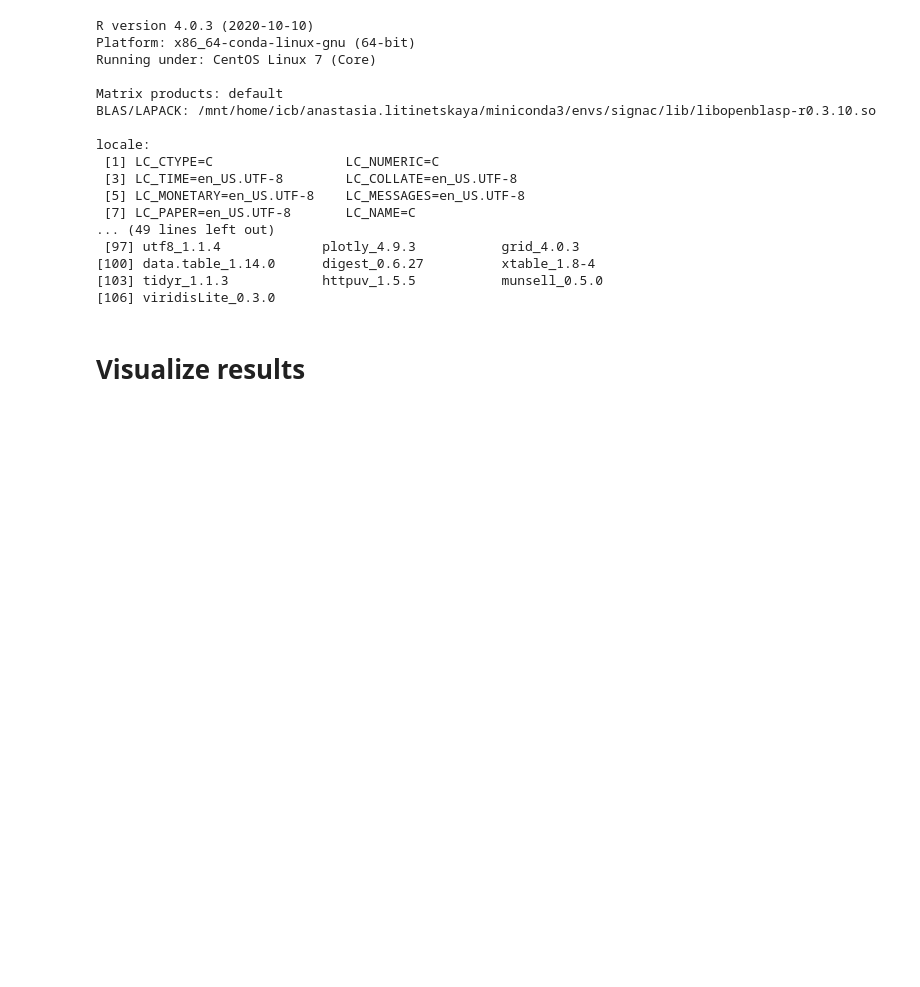
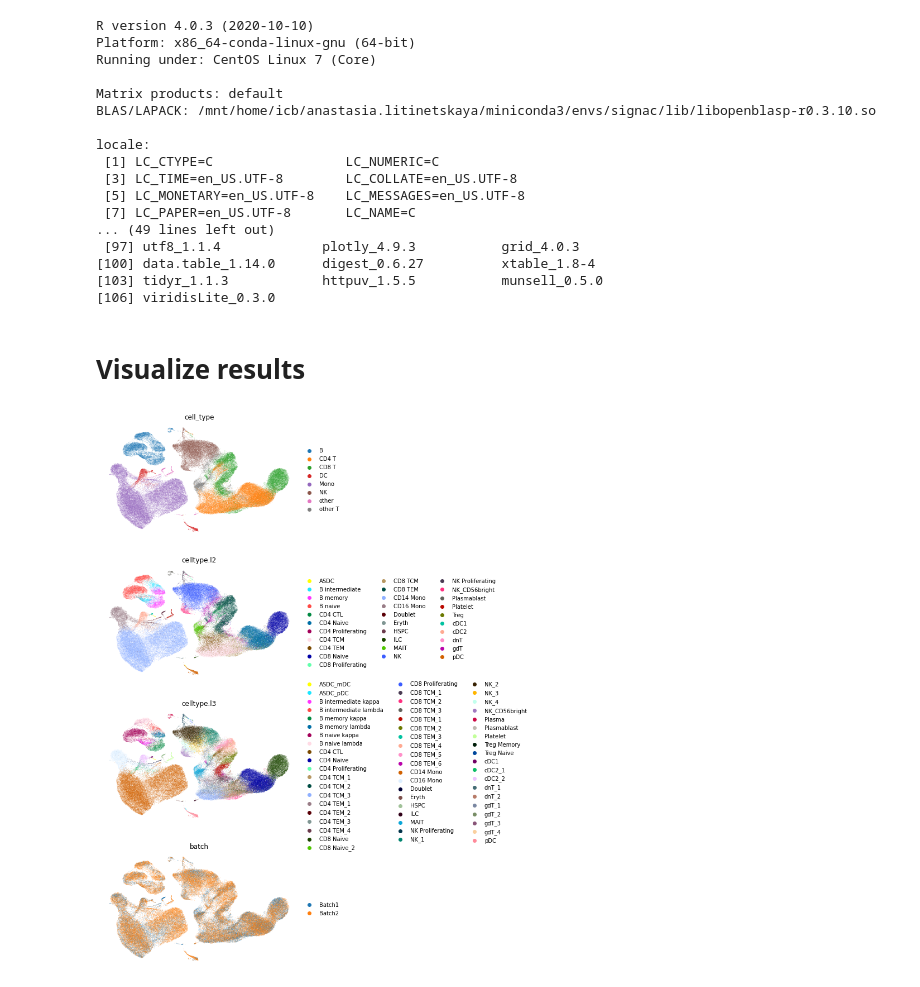
Before and after one commit to theislab/multigrate_reproducibility, a Jupyter notebook: notebooks/benchmarks/individual_datasets/seuratv4/hao2020-seurat.ipynb, the cells around one changed output. Saved outputs shown, nothing was run; the diff lists cells and outputs as text; code cells hidden in the pictures; blank space fills up the shorter version.

```diff
--- a/notebooks/benchmarks/individual_datasets/seuratv4/hao2020-seurat.ipynb
+++ b/notebooks/benchmarks/individual_datasets/seuratv4/hao2020-seurat.ipynb
@@ -91,5 +62,5 @@ Saving to: 'hao-proteins.h5ad'
 # %%
-adata = sc.read('hao-proteins.h5ad')
+adata = sc.read('../data/hao-2020/protein.h5ad')
 # %%
 adata_ = ad.AnnData(adata.layers['count'])
 adata_.obs_names = adata.obs_names
@@ -248,2 +300,2 @@ np.sum(latent.obs_names != adata.obs_names)
 # %%
-latent.obs['cell_type'] = adata.obs['cell_type']
+latent.obs = latent.obs.join(adata.obs[['celltype.l2', 'celltype.l3']])
@@ -253,2 +302,4 @@ sc.tl.umap(latent)
 # %%
-sc.pl.umap(latent, color='cell_type', frameon=False)
+sc.pl.umap(latent, color=['cell_type', 'celltype.l2', 'celltype.l3', 'batch'], ncols=1, frameon=False)
+# %% [output]
+[figure, added]
```
Also changed, not shown: parts of 22 cells of this notebook, 33 other files.
